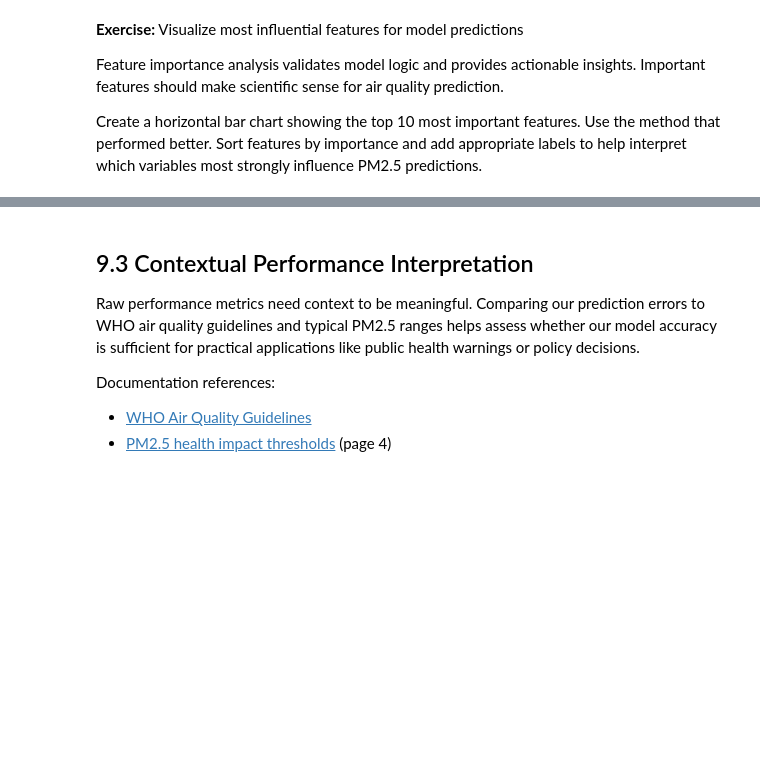
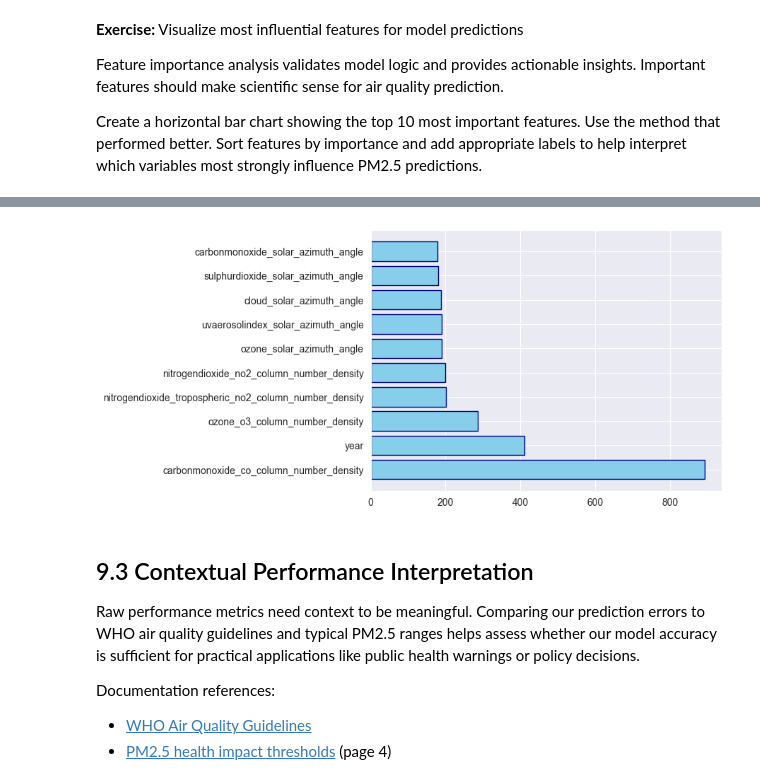
Before and after one commit to PierreAHignard/NLP-Spam-Detection, a Jupyter notebook: notebooks/air_quality_todo.ipynb, the cells around one changed output, grey strips where cells are left out. Cells and saved outputs as stored; diff of their text form; code cells hidden in the pictures; blank space fills up the shorter version.

```diff
--- a/notebooks/air_quality_todo.ipynb
+++ b/notebooks/air_quality_todo.ipynb
@@ -1312,3 +1405,11 @@ Create a horizontal bar chart showing the top 10 most important features. Use th
+# %%
+best_10 = feature_importance_df.sort_values(by="Score", ascending=False).head(10)
+
+plt.figure()
+plt.barh(best_10["Features"], best_10["Score"], orientation='horizontal', color='skyblue', edgecolor='navy')
+plt.show()
+# %% [output]
+[figure, added]
 # %% [markdown]
 ## 9.3 Contextual Performance Interpretation
 
```
Also changed, not shown: parts of 29 cells of this notebook.
